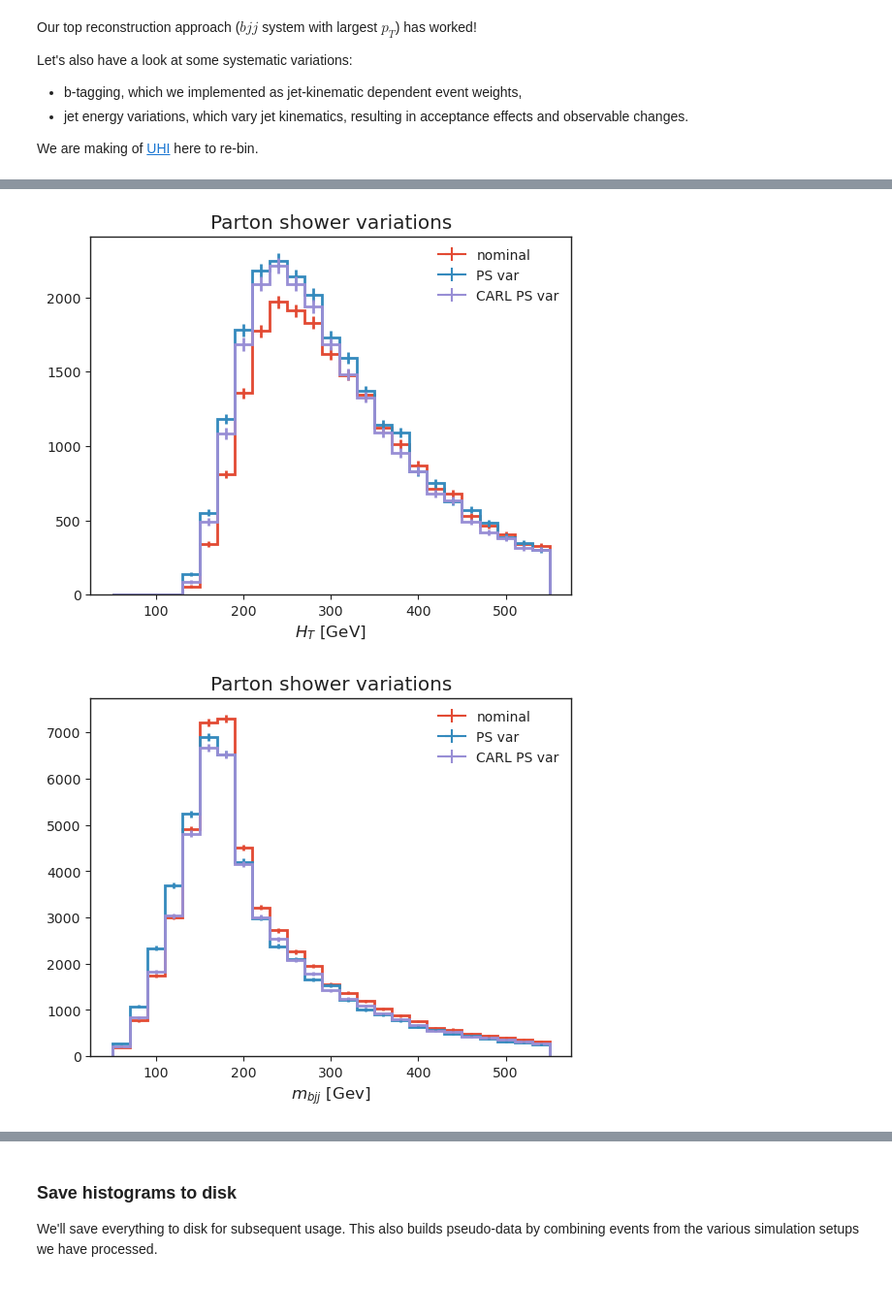
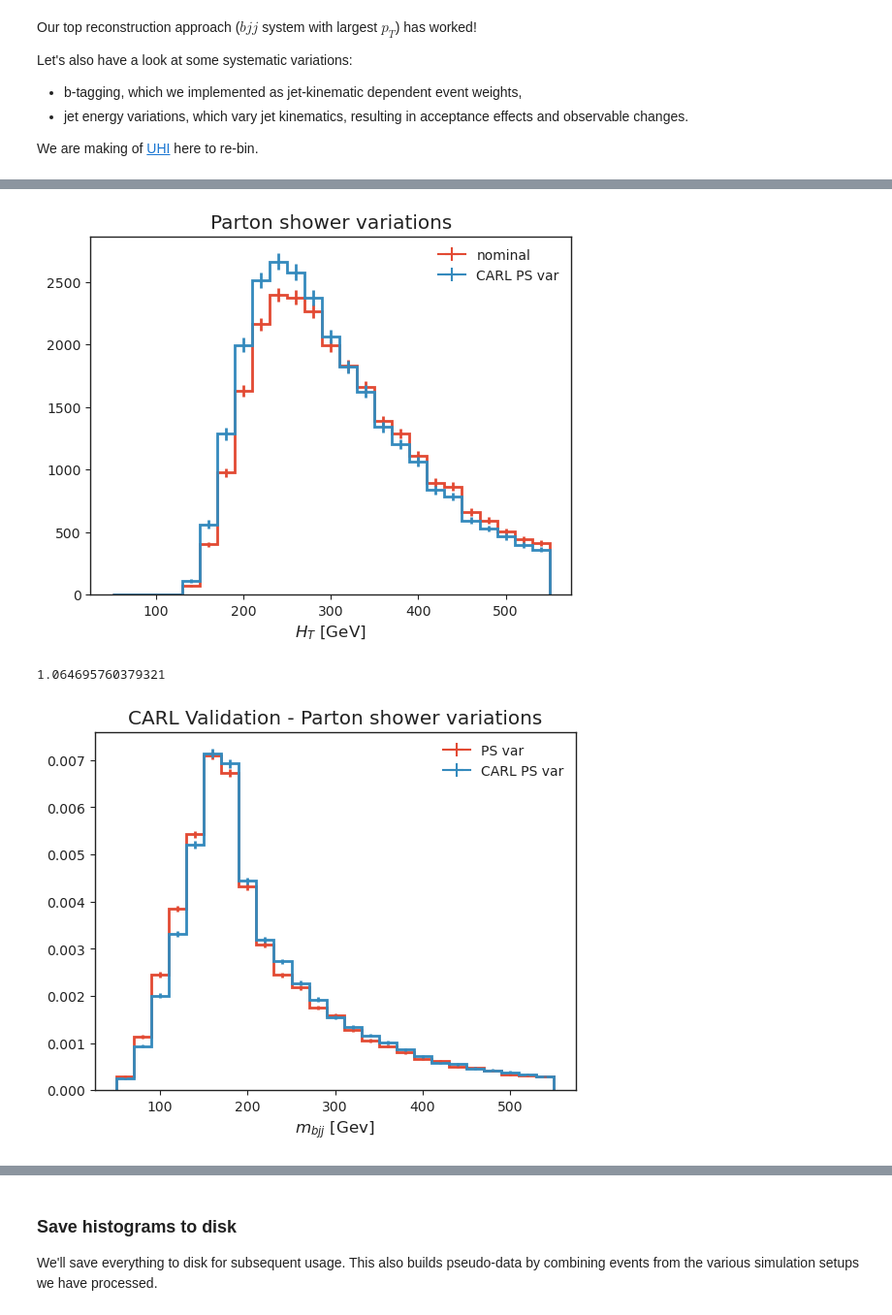
Before and after one commit to mdkdrnevich/carl-for-agc, a Jupyter notebook: ttbar_carl_analysis_pipeline.ipynb, the cells around one changed output, grey strips where cells are left out. Shown at 97% size. Cells and saved outputs as stored; diff of their text form; code cells hidden in the pictures.

```diff
--- a/ttbar_carl_analysis_pipeline.ipynb
+++ b/ttbar_carl_analysis_pipeline.ipynb
@@ -95,7 +95,7 @@ USE_SERVICEX = False
 ### ML-INFERENCE SETTINGS
 
 # enable ML inference
-USE_INFERENCE = True
+USE_INFERENCE = False
 
 # enable inference using NVIDIA Triton server
 USE_TRITON = False
@@ -222,9 +222,6 @@ class TtbarAnalysis(processor.ProcessorABC):
 
         # for pt_var in pt_variations:
         for syst_var in syst_variations:
-            #if process != "ttbar" or not syst_var in ["nominal"] + parton_shower_systs: # CARL testing
-            #    continue
-
             ### event selection
             # very very loosely based on https://arxiv.org/abs/2006.13076
 
@@ -268,8 +265,11 @@ class TtbarAnalysis(processor.ProcessorABC):
                 region_jets = jets[region_selection]
                 region_elecs = elecs[region_selection]
                 region_muons = muons[region_selection]
-                region_weights = np.ones(len(region_jets)) * xsec_weight
-                #region_weights = gen_weights[region_selection].to_numpy() * events.btagWeight.CSVV2[region_selection].to_numpy() * xsec_weight
+                if process == "ttbar":
+                    region_weights = gen_weights[region_selection].to_numpy() * events.btagWeight.CSVV2[region_selection].to_numpy() * xsec_weight
+
+                else:
+                    region_weights = np.ones(len(region_jets)) * xsec_weight
 
                 if self.use_inference:
                     region_even = even[region_selection]
@@ -643,22 +656,23 @@ plt.title("Jet energy variations");
 # %%
 # parton shower variation
-all_histograms["hist_dict"]["4j1b"][:, "ttbar", "nominal"].plot(label="nominal", linewidth=2)#, density=True)
-all_histograms["hist_dict"]["4j1b"][:, "ttbar", "PS_var"].plot(label="PS var", linewidth=2)#, density=True)
-all_histograms["hist_dict"]["4j1b"][:, "ttbar", "CARL_PS_var"].plot(label="CARL PS var", linewidth=2)#, density=True)
+all_histograms["hist_dict"]["4j1b"][:, "ttbar", "nominal"].plot(label="nominal", linewidth=2)
+all_histograms["hist_dict"]["4j1b"][:, "ttbar", "CARL_PS_var"].plot(label="CARL PS var", linewidth=2)
 
 plt.legend(frameon=False)
 plt.xlabel("$H_T$ [GeV]")
 plt.title("Parton shower variations");
 # %% [output]
-[figure, old version]
+[figure, new version]
 # %%
 # parton shower variation
-all_histograms["hist_dict"]["4j2b"][:, "ttbar", "nominal"].plot(label="nominal", linewidth=2)#, density=True)
-all_histograms["hist_dict"]["4j2b"][:, "ttbar", "PS_var"].plot(label="PS var", linewidth=2)#, density=True)
-all_histograms["hist_dict"]["4j2b"][:, "ttbar", "CARL_PS_var"].plot(label="CARL PS var", linewidth=2)#, density=True)
+all_histograms["hist_dict"]["4j2b"][:, "ttbar", "PS_var"].plot(label="PS var", linewidth=2, density=True)
+all_histograms["hist_dict"]["4j2b"][:, "ttbar", "CARL_PS_var"].plot(label="CARL PS var", linewidth=2, density=True)
+
+print(all_histograms["hist_dict"]["4j2b"][:, "ttbar", "PS_var"].sum().value / all_histograms["hist_dict"]["4j2b"][:, "ttbar", "CARL_PS_var"].sum().value)
 
 plt.legend(frameon=False)
 plt.xlabel("$m_{bjj}$ [Gev]")
-plt.title("Parton shower variations");
+plt.title("CARL Validation - Parton shower variations");
 # %% [output]
+1.064695760379321
-[figure, old version]
+[figure, new version]
```
Also changed, not shown: parts of 15 cells of this notebook.
